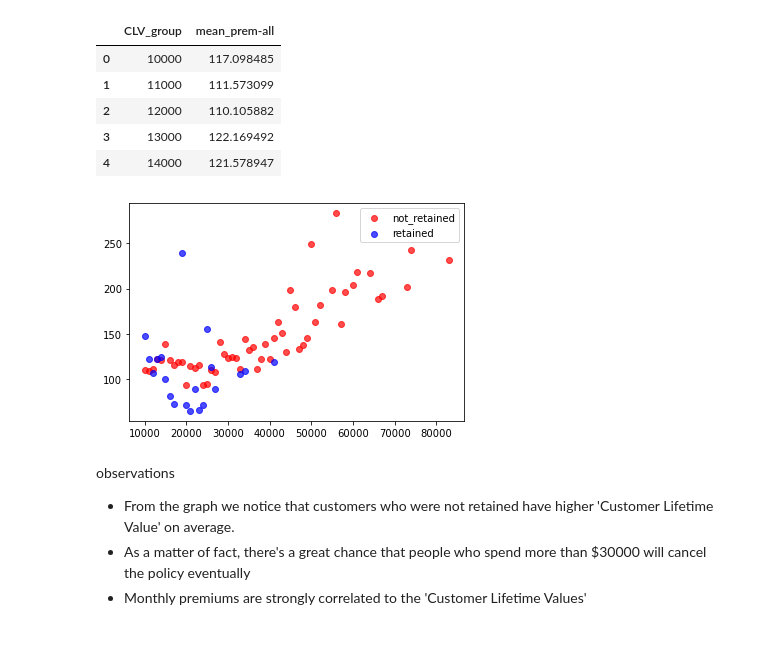
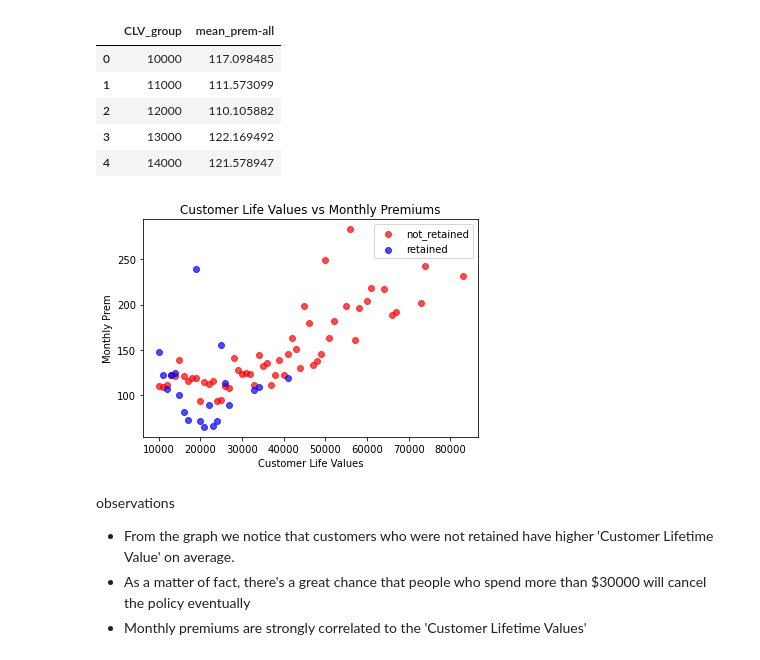
Before and after one commit to ASIVEMNQUMENI/retention, a Jupyter notebook: retention.ipynb, the cells around one changed output. Cells and saved outputs as stored; diff of their text form; code cells hidden in the pictures.

```diff
--- a/retention.ipynb
+++ b/retention.ipynb
@@ -229,12 +237,17 @@ group_mean(df,"all").head()
 not_retained_group = group_mean(not_retained,"Not_Retained").dropna() # mean premium for the group that cancelled the policy on different salaries
 retained_group = group_mean(retained,"Retained").dropna()
 # %%
+#Determine the relationship between customer life values and monthly premiums and compare for diff groups
+
 plt.scatter(not_retained_group['CLV_group'] , not_retained_group['mean_prem-Not_Retained'], color='Red', label='not_retained',alpha = 0.7)
 plt.scatter(retained_group['CLV_group'] ,retained_group['mean_prem-Retained'], color='Blue', label='retained',alpha = 0.7)
+plt.title("Customer Life Values vs Monthly Premiums")
+plt.ylabel('Monthly Prem')
+plt.xlabel("Customer Life Values")
 plt.legend()
 plt.show()
 # %% [output]
-[figure, old version]
+[figure, new version]
 # %% [markdown]
 observations
 * From the graph we notice that customers who were not retained have higher 'Customer Lifetime Value' on average.
```
Also changed, not shown: parts of 8 cells of this notebook.
